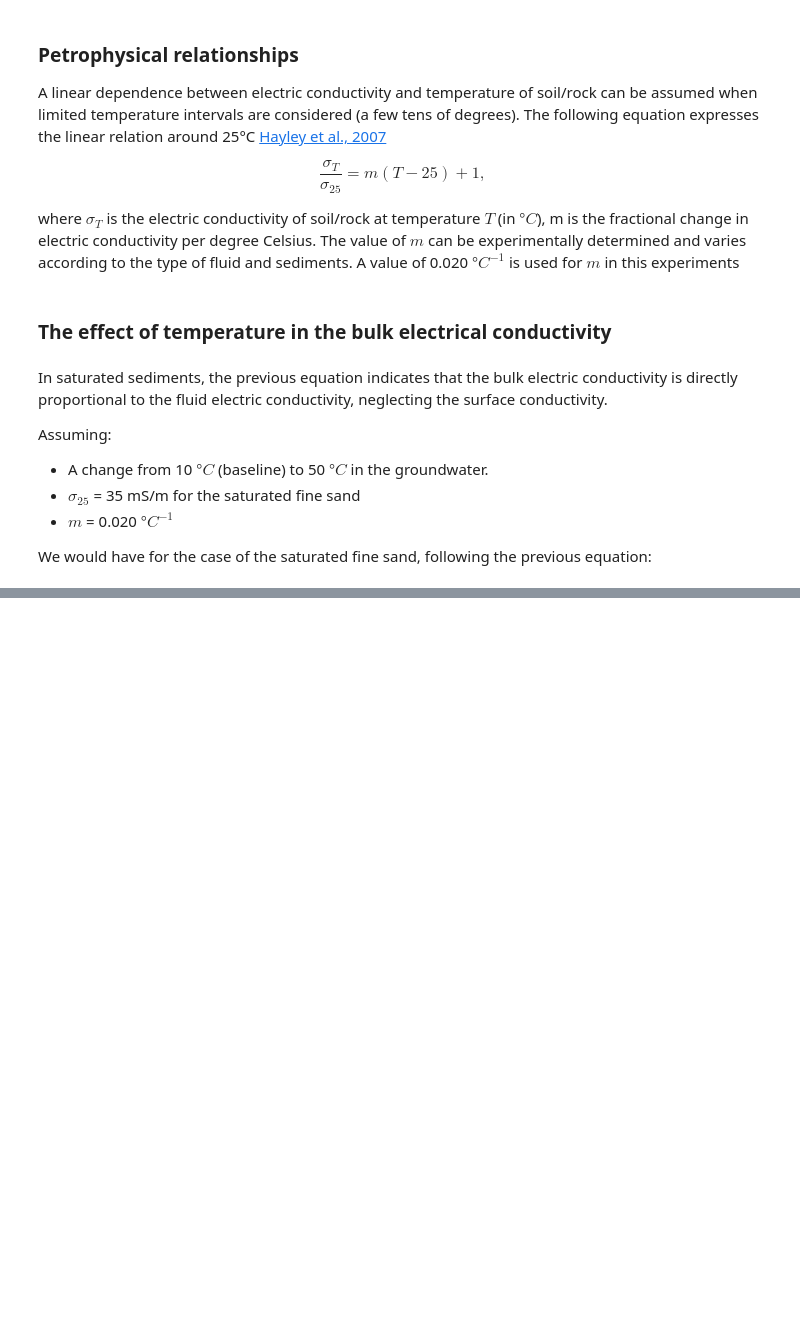
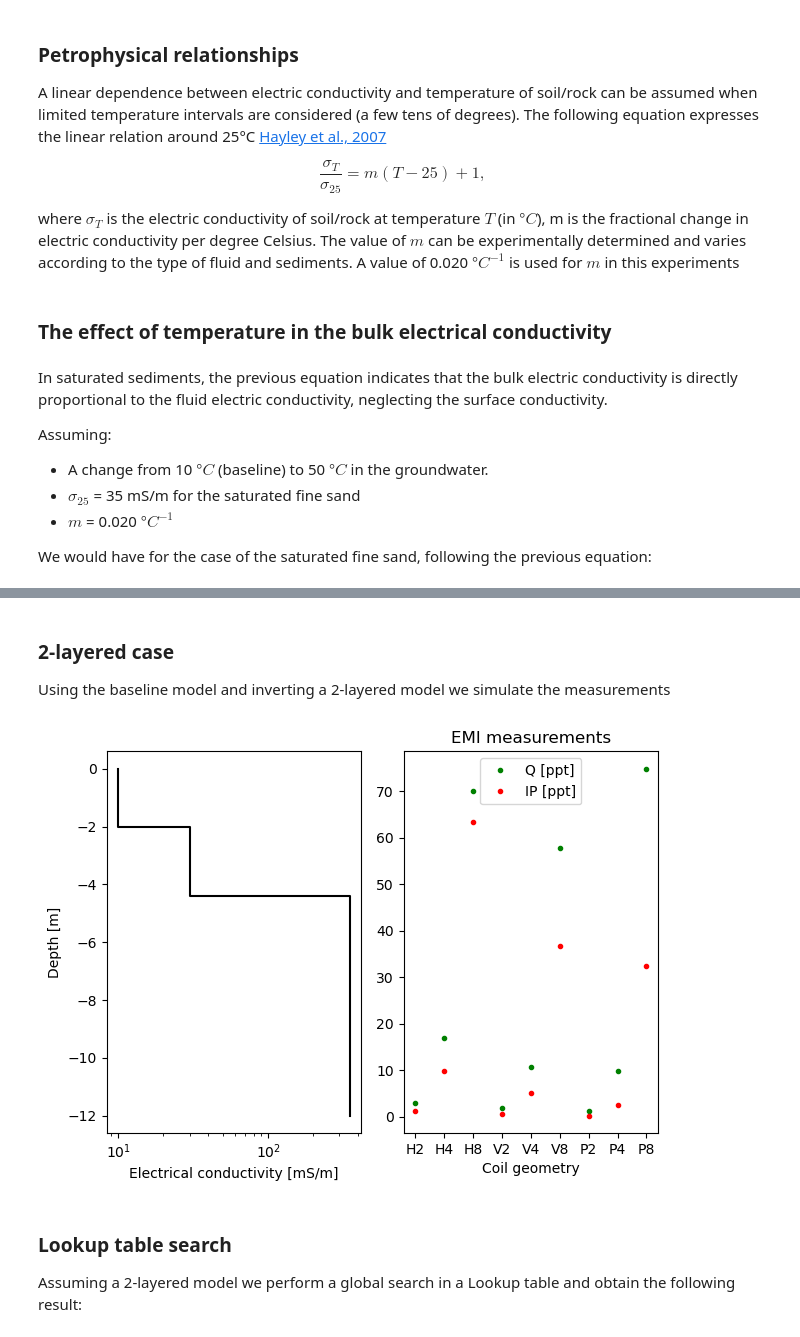
Before and after one commit to mariacarrizo/EMI_Gw_Temp_1D, a Jupyter notebook: Notebook.ipynb, the cells around one changed output, grey strips where cells are left out. Cells and saved outputs as stored; diff of their text form; code cells hidden in the pictures; blank space fills up the shorter version.

```diff
--- a/Notebook.ipynb
+++ b/Notebook.ipynb
@@ -72,0 +108,19 @@ Text(10, 60, 'The fractional change per degree Celcius is 1.7%')
+# %%
+def PlotModelData(model, depths, data, ax=None, model_name='', model_style='k', data_style='.'):
+    if ax is None:
+        fig, ax = plt.subplots(1,2)
+    ax[0].step(model, depths, model_style)
+    ax[0].set_xscale('log')
+    ax[0].set_xlabel('Electrical conductivity [mS/m]')
+    ax[0].set_ylabel('Depth [m]')
+    ax[0].set_title(model_name)
+
+    ax[1].plot(data[:9]*1000, data_style+'g', label='Q [ppt]')
+    ax[1].set_xticks([0, 1, 2, 3, 4, 5, 6, 7, 8])
+    ax[1].set_xticklabels(['H2', 'H4', 'H8', 'V2', 'V4', 'V8', 'P2', 'P4', 'P8'])
+    ax[1].plot(data[9:]*1000, data_style+'r', label = 'IP [ppt]')
+    ax[1].set_xlabel('Coil geometry')
+    ax[1].legend()
+    ax[1].set_title('EMI measurements')
+
+    plt.tight_layout()
@@ -72,0 +163,52 @@ Text(10, 60, 'The fractional change per degree Celcius is 1.7%')
+# %% [markdown]
+### 2-layered case
+
+Using the baseline model and inverting a 2-layered model we simulate the measurements
+# %%
+sigma_fs1 = 10 # mS/m
+sigma_fs2 = 30 # mS/m
+sigma_sc  = 350 # mS/m
+h1 = 2 # Thickness of first layer
+h2 = 2.4 # Thickness of second layer
+
+depths = np.array([0, -2, -4.4, -12])
+model_base = np.array([sigma_fs1, sigma_fs2, sigma_sc, sigma_sc])
+
+# Simulate measurements for the baseline case
+data_base = EMf_3Lay_HVP(lambd = lambd,
+                         sigma1 = sigma_fs1/1000,
+                         sigma2 = sigma_fs2/1000,
+                         sigma3 = sigma_sc/1000,
+                         h1 = h1,
+                         h2 = h2,
+                         height = height,
+                         offsets = offsets,
+                         freq = freq,
+                         filt = filt)
+
+def PlotModelData(model, depths, data, ax=None, model_name='', model_style='k', data_style='.'):
+    if ax is None:
+        fig, ax = plt.subplots(1,2)
+    ax[0].step(model, depths, model_style)
+    ax[0].set_xscale('log')
+    ax[0].set_xlabel('Electrical conductivity [mS/m]')
+    ax[0].set_ylabel('Depth [m]')
+    ax[0].set_title(model_name)
+
+    ax[1].plot(data[:9]*1000, data_style+'g', label='Q [ppt]')
+    ax[1].set_xticks([0, 1, 2, 3, 4, 5, 6, 7, 8])
+    ax[1].set_xticklabels(['H2', 'H4', 'H8', 'V2', 'V4', 'V8', 'P2', 'P4', 'P8'])
+    ax[1].plot(data[9:]*1000, data_style+'r', label = 'IP [ppt]')
+    ax[1].set_xlabel('Coil geometry')
+    ax[1].legend()
+    ax[1].set_title('EMI measurements')
+
+    plt.tight_layout()
+
+PlotModelData(model_base, depths, data_base)
+# %% [output]
+[figure, added]
+# %% [markdown]
+### Lookup table search
+
+Assuming a 2-layered model we perform a global search in a Lookup table and obtain the following result:
```
Also changed, not shown: parts of 9 cells of this notebook.
